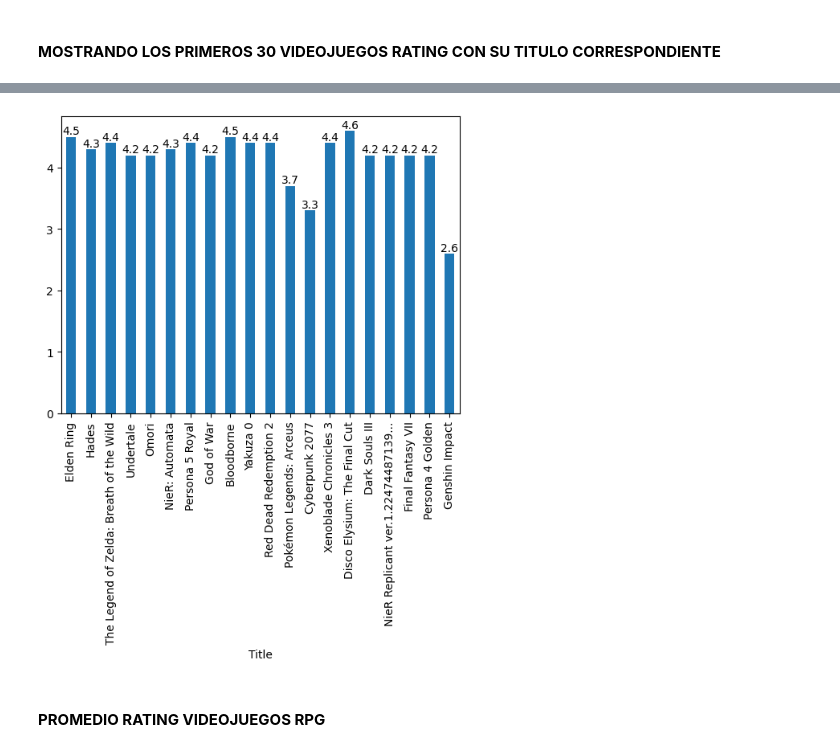
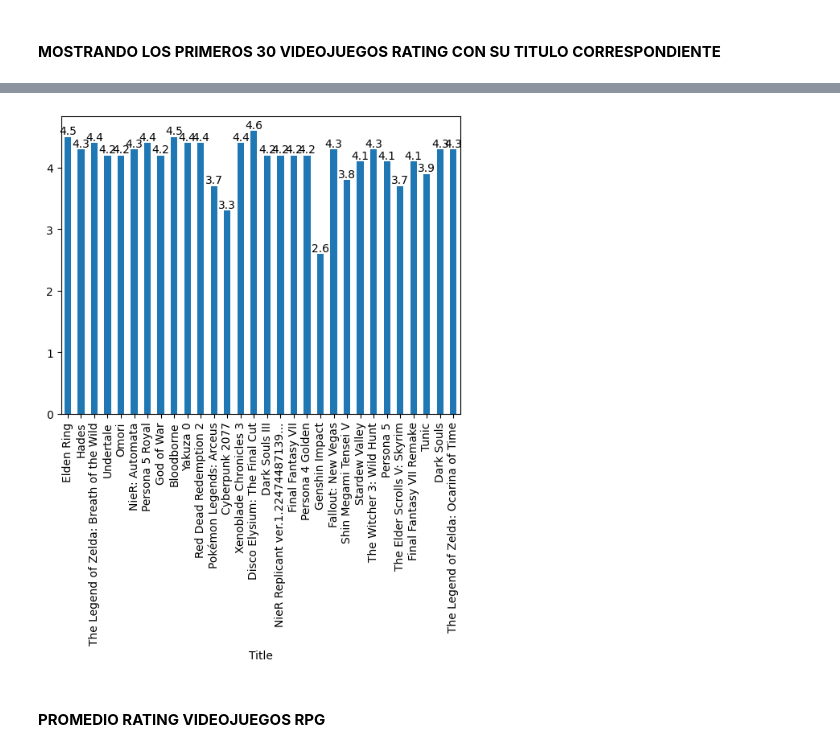
Before and after one commit to francoS18/python-1-semestre, a Jupyter notebook: Jupyter/04-pandas.ipynb, the cells around one changed output, grey strips where cells are left out. Drawn from its saved outputs; the diff is of its cells as text; code cells hidden in the pictures.

```diff
--- a/Jupyter/04-pandas.ipynb
+++ b/Jupyter/04-pandas.ipynb
@@ -192,16 +198,16 @@ datasetRPG['Rating'].plot(x=None, kind='bar')  # Utilizar el índice en el eje x
 # %%
-datasetRPG = nombresRPG.head(20)
+datasetRPG = nombresRPG.head(30)
 datasetRPG.set_index('Title', inplace=True)
 
 ax = datasetRPG['Rating'].plot(x=None, kind='bar')
 
 #Agregando etiquetas de rating en las barras
 for i, rating in enumerate(datasetRPG['Rating']):
     ax.annotate(str(rating), xy=(i, rating), ha='center', va='bottom')
 
 plt.show()
 # %% [output]
-[figure, old version]
+[figure, new version]
 # %% [markdown]
 <h4><b>PROMEDIO RATING VIDEOJUEGOS RPG</b></h4>
 # %%
```
Also changed, not shown: parts of 5 cells of this notebook, 1 other file.
